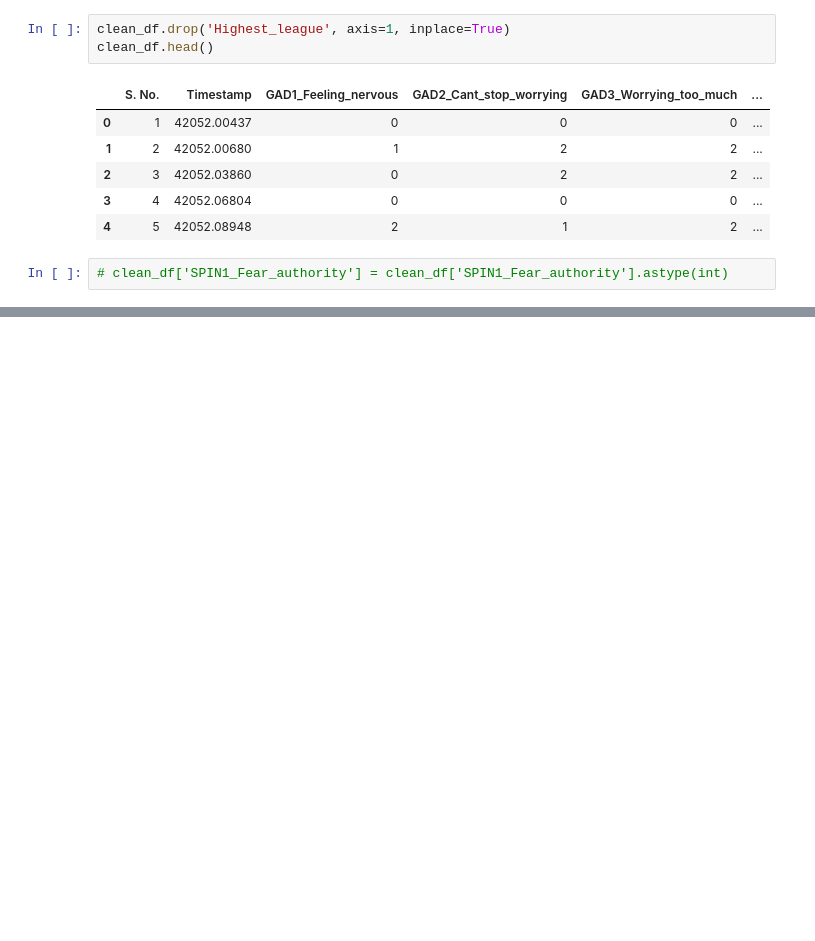
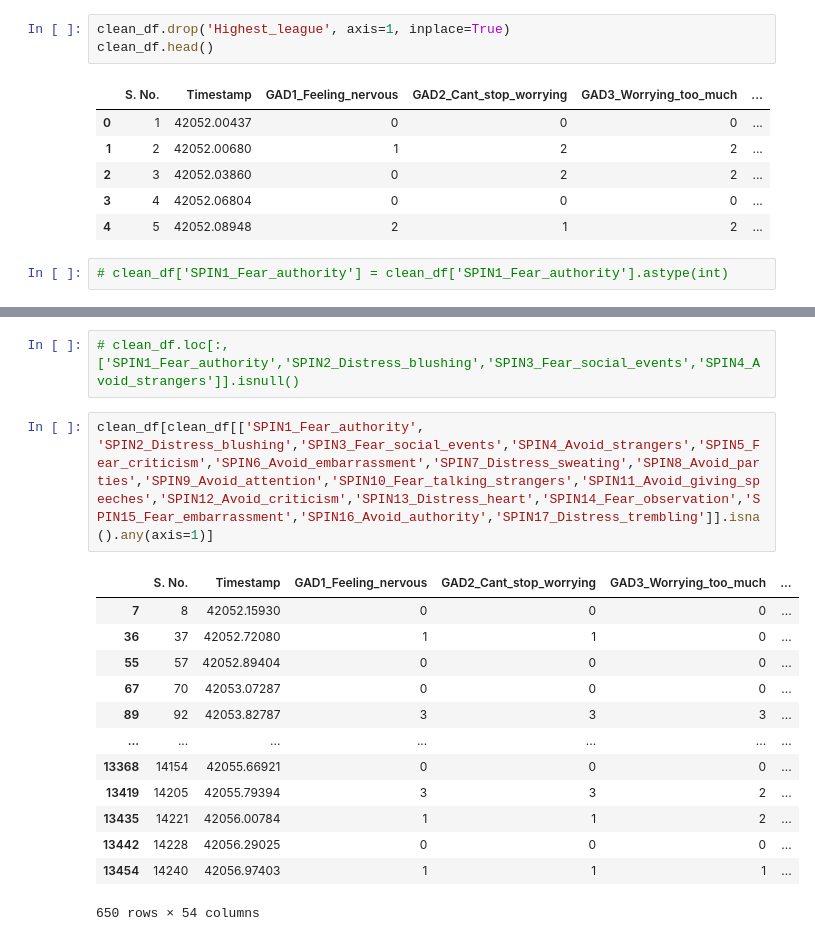
Before and after one commit to amallred/gaming-mental-health-analysis, a Jupyter notebook: data_cleaning.ipynb, the cells around one changed output, grey strips where cells are left out. Drawn from its saved outputs; the diff is of its cells as text; blank space fills up the shorter version.

```diff
--- a/data_cleaning.ipynb
+++ b/data_cleaning.ipynb
@@ -191,0 +214,18 @@ clean_df.head()
+# %%
+# clean_df.loc[:,['SPIN1_Fear_authority','SPIN2_Distress_blushing','SPIN3_Fear_social_events','SPIN4_Avoid_strangers']].isnull()
+# %%
+clean_df[clean_df[['SPIN1_Fear_authority', 'SPIN2_Distress_blushing','SPIN3_Fear_social_events','SPIN4_Avoid_strangers','SPIN5_Fear_criticism','SPIN6_Avoid_embarrassment','SPIN7_Distress_sweating','SPIN8_Avoid_parties','SPIN9_Avoid_attention','SPIN10_Fear_talking_strangers','SPIN11_Avoid_giving_speeches','SPIN12_Avoid_criticism','SPIN13_Distress_heart','SPIN14_Fear_observation','SPIN15_Fear_embarrassment','SPIN16_Avoid_authority','SPIN17_Distress_trembling']].isna().any(axis=1)]
+# %% [output]
+|  | S. No. | Timestamp | GAD1_Feeling_nervous | GAD2_Cant_stop_worrying | GAD3_Worrying_too_much | ... |
+| 7 | 8 | 42052.15930 | 0 | 0 | 0 | ... |
+| 36 | 37 | 42052.72080 | 1 | 1 | 0 | ... |
+| 55 | 57 | 42052.89404 | 0 | 0 | 0 | ... |
+| 67 | 70 | 42053.07287 | 0 | 0 | 0 | ... |
+| 89 | 92 | 42053.82787 | 3 | 3 | 3 | ... |
+| ... | ... | ... | ... | ... | ... | ... |
+| 13368 | 14154 | 42055.66921 | 0 | 0 | 0 | ... |
+| 13419 | 14205 | 42055.79394 | 3 | 3 | 2 | ... |
+| 13435 | 14221 | 42056.00784 | 1 | 1 | 2 | ... |
+| 13442 | 14228 | 42056.29025 | 0 | 0 | 0 | ... |
+| 13454 | 14240 | 42056.97403 | 1 | 1 | 1 | ... |
+650 rows × 54 columns
```
Also changed, not shown: parts of 8 cells of this notebook, 1 other file.
